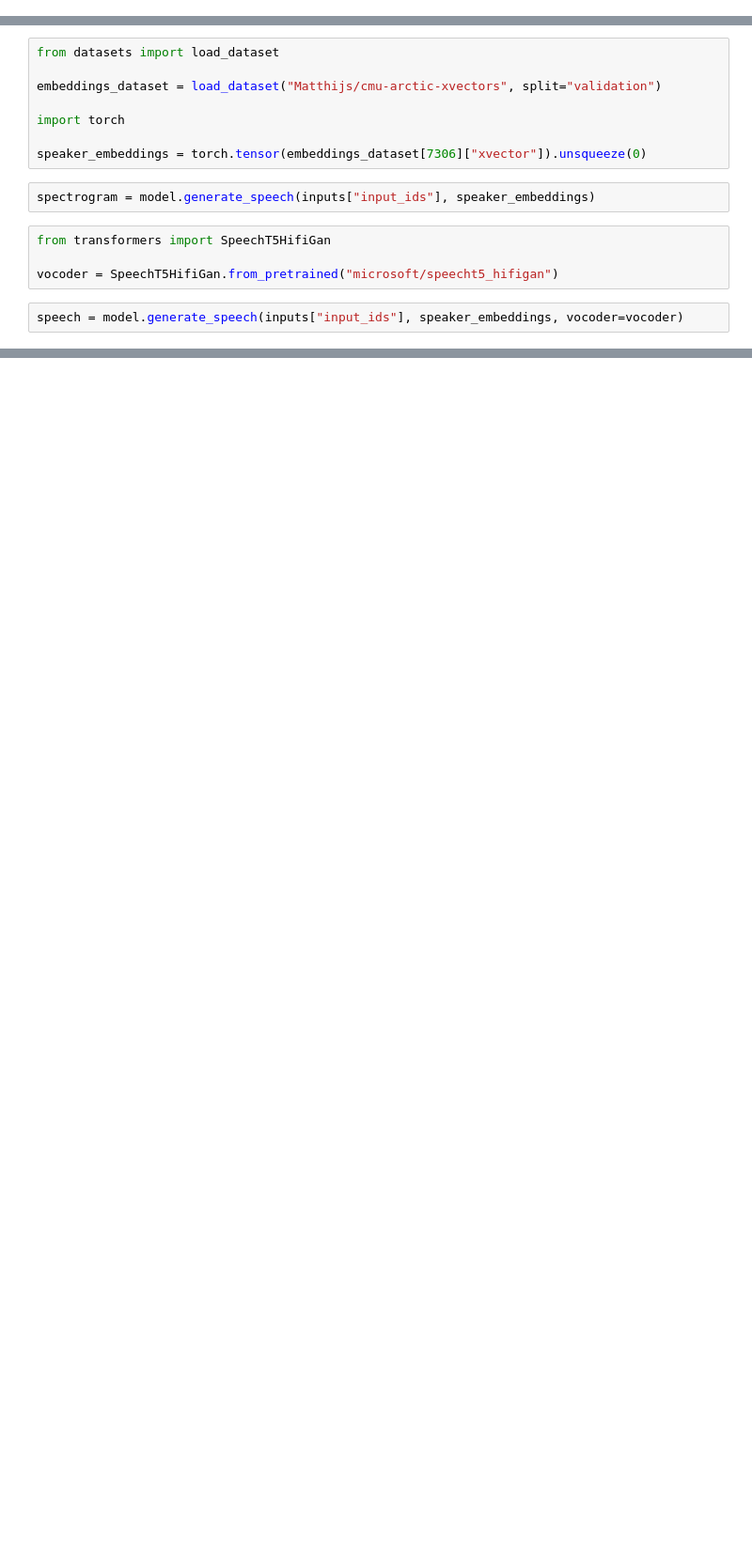
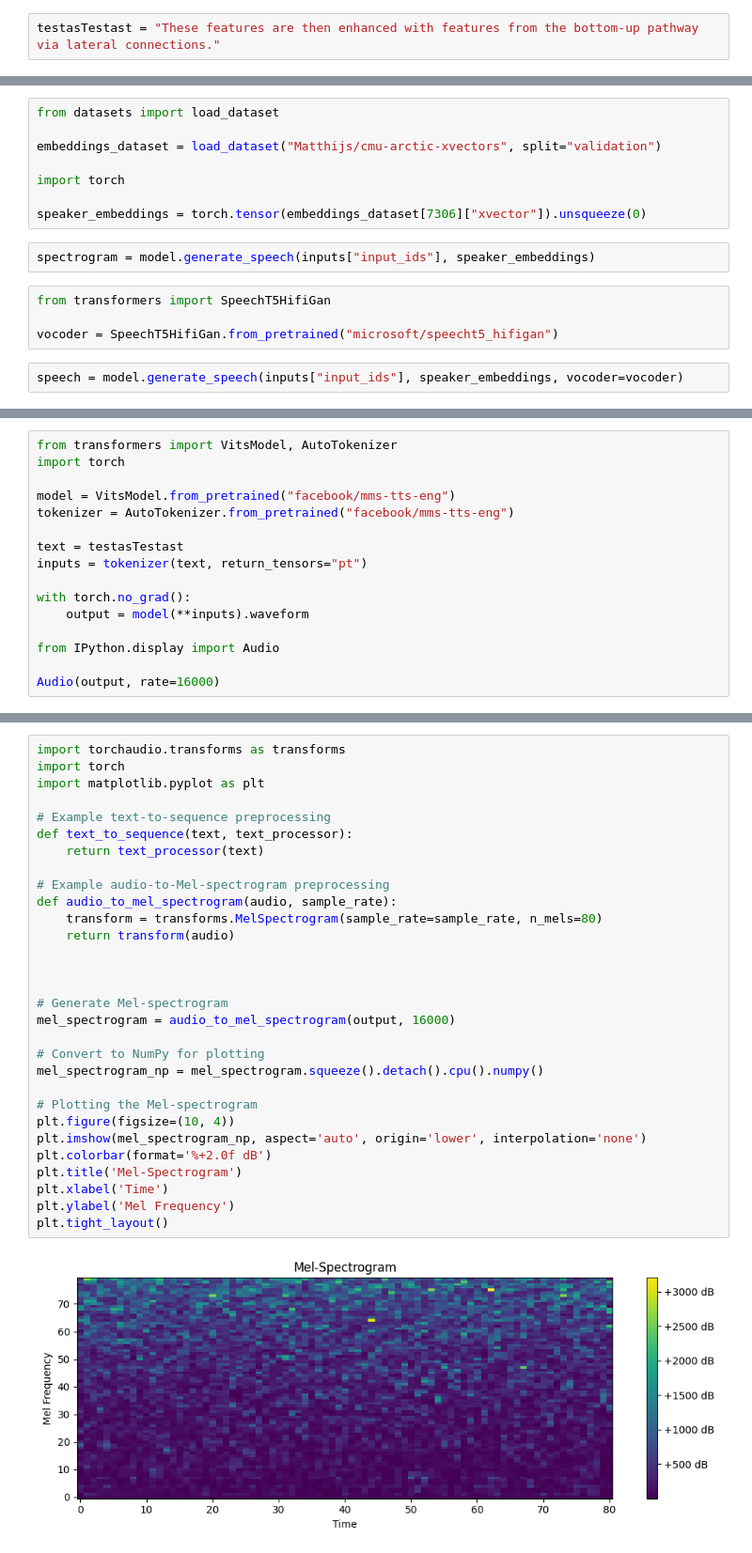
Before and after one commit to d-mali/k3s2_gmmGroup, a Jupyter notebook: SpeechT5Processor.ipynb, the cells around one changed output, grey strips where cells are left out. Shown at 94% size. Cells and saved outputs as stored; diff of their text form; blank space fills up the shorter version.

```diff
--- a/SpeechT5Processor.ipynb
+++ b/SpeechT5Processor.ipynb
@@ -1,3 +1,5 @@
+# %%
+testasTestast = "These features are then enhanced with features from the bottom-up pathway via lateral connections."
 # %%
 from transformers import SpeechT5Processor, SpeechT5ForTextToSpeech
 
@@ -27,3 +34,19 @@ from IPython.display import Audio
 Audio(speech, rate=16000)
 # %% [output]
 [interactive output not drawn]
+# %%
+from transformers import VitsModel, AutoTokenizer
+import torch
+
+model = VitsModel.from_pretrained("facebook/mms-tts-eng")
+tokenizer = AutoTokenizer.from_pretrained("facebook/mms-tts-eng")
+
+text = testasTestast
+inputs = tokenizer(text, return_tensors="pt")
+
+with torch.no_grad():
+    output = model(**inputs).waveform
+
+from IPython.display import Audio
+
+Audio(output, rate=16000)
@@ -29,0 +68,32 @@ Audio(speech, rate=16000)
+# %%
+import torchaudio.transforms as transforms
+import torch
+import matplotlib.pyplot as plt
+
+# Example text-to-sequence preprocessing
+def text_to_sequence(text, text_processor):
+    return text_processor(text)
+
+# Example audio-to-Mel-spectrogram preprocessing
+def audio_to_mel_spectrogram(audio, sample_rate):
+    transform = transforms.MelSpectrogram(sample_rate=sample_rate, n_mels=80)
+    return transform(audio)
+
+
+
+# Generate Mel-spectrogram
+mel_spectrogram = audio_to_mel_spectrogram(output, 16000)
+
+# Convert to NumPy for plotting
+mel_spectrogram_np = mel_spectrogram.squeeze().detach().cpu().numpy()
+
+# Plotting the Mel-spectrogram
+plt.figure(figsize=(10, 4))
+plt.imshow(mel_spectrogram_np, aspect='auto', origin='lower', interpolation='none')
+plt.colorbar(format='%+2.0f dB')
+plt.title('Mel-Spectrogram')
+plt.xlabel('Time')
+plt.ylabel('Mel Frequency')
+plt.tight_layout()
+# %% [output]
+[figure, added]
```
Also changed, not shown: parts of 6 cells of this notebook, 4 other files.
